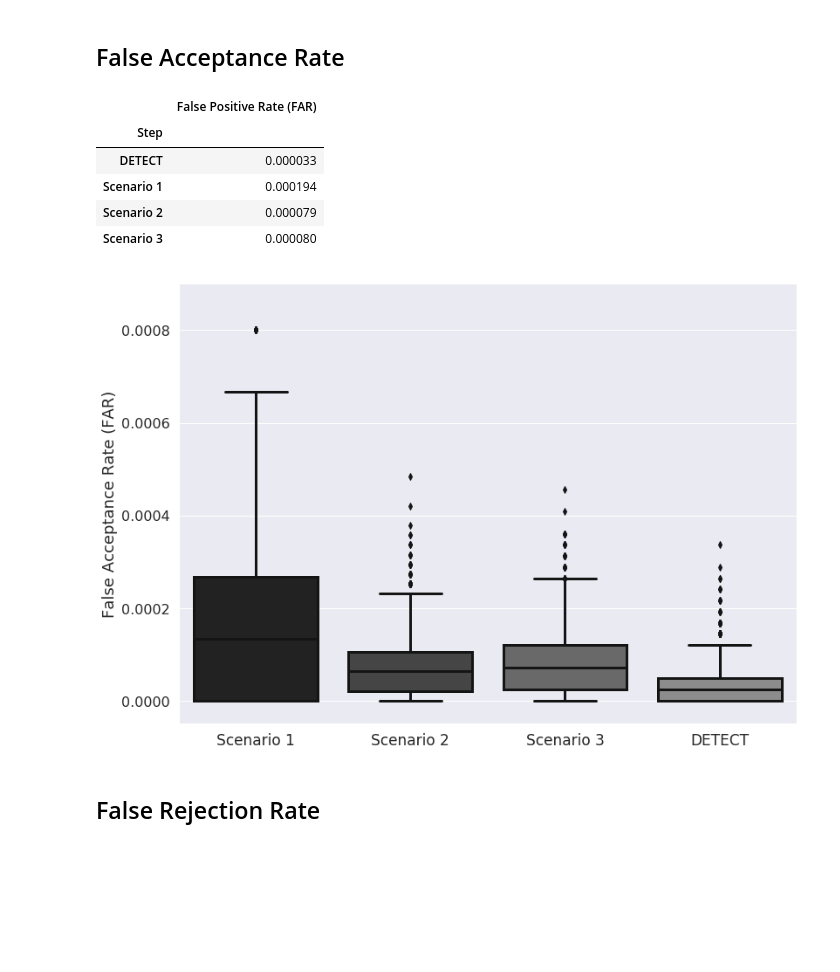
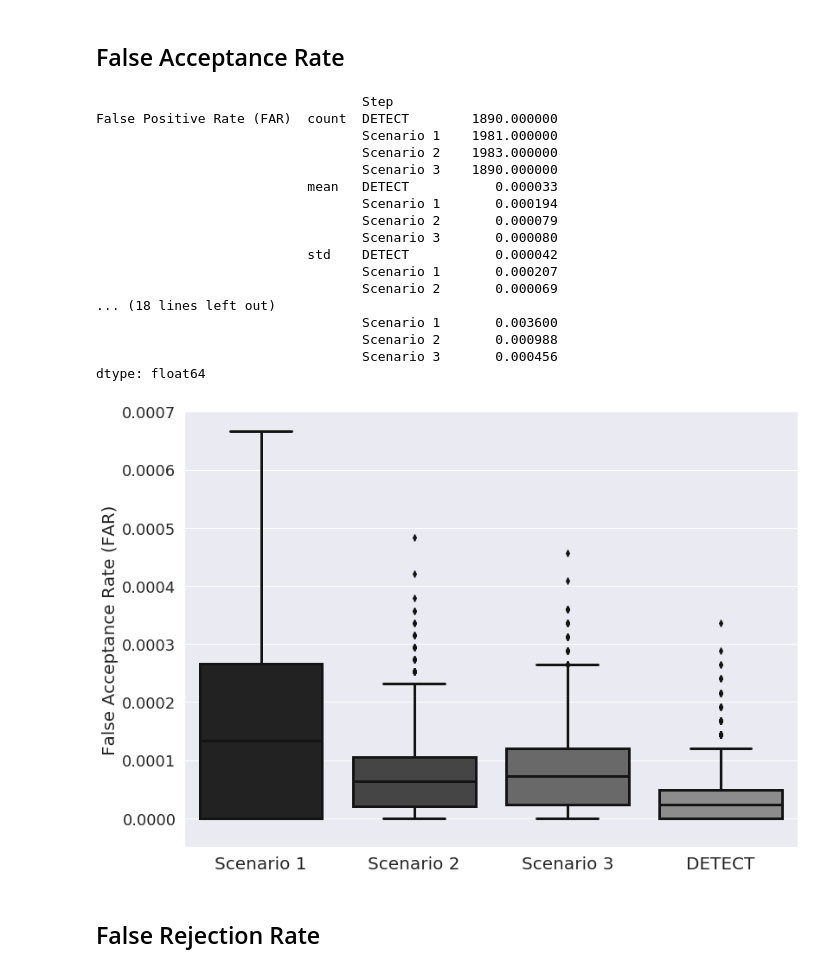
Before and after one commit to marceloFA/healthsense, a Jupyter notebook: Classification Metrics.ipynb, the cells around one changed output. Saved outputs shown, nothing was run; the diff lists cells and outputs as text; code cells hidden in the pictures; blank space fills up the shorter version.

```diff
--- a/Classification Metrics.ipynb
+++ b/Classification Metrics.ipynb
@@ -95,41 +95,51 @@ metrics_step_4 = get_metrics('confusion_matrix_4.csv')
 # %%
 metric = 'False Positive Rate (FAR)'
 far_columns = [metric,'Step']
 far_data = pd.concat([
     metrics_step_1[far_columns],
     metrics_step_2[far_columns],
     metrics_step_3[far_columns],
     metrics_step_4[far_columns]
 ])
 
 sns.set(rc={'figure.figsize':(12.7,9.27)})
 plot = sns.boxplot( x=far_data["Step"], y=far_data[metric], linewidth=3, palette=sns.dark_palette("lightgrey"))
 
 # y limit
-plot.set(ylim=(-0.00005,0.0009)) # I'm hiding one Step 1 huge outlier so it does not completly mess the figure up
+plot.set(ylim=(-0.00005,0.0007)) # I'm hiding one Step 1 huge outlier so it does not completly mess the figure up
 
 # labels
-plot.set_ylabel("False Acceptance Rate (FAR)",fontsize=18)
+plot.set_ylabel("False Acceptance Rate (FAR)",fontsize=20)
 plot.set_xlabel("")
 
 # ticks
-plot.set_yticklabels(['{:,.4f}'.format(x) for x in plot.get_yticks()], size=16)
-plot.set_xticklabels(plot.get_xticklabels(), size = 17)
+plot.set_yticklabels(['{:,.4f}'.format(x) for x in plot.get_yticks()], size=18)
+plot.set_xticklabels(plot.get_xticklabels(), size = 20)
 
 # save plot
 plt.savefig('FAR_box_plot.eps')
 
-# print mean values for each scenario
-# mean values for each step
-far_data.groupby('Step').mean()
+# interquantile values
+far_data.groupby("Step").describe().unstack()
 # %% [output]
-|  | False Positive Rate (FAR) |
-| Step |  |
-| DETECT | 0.000033 |
-| Scenario 1 | 0.000194 |
-| Scenario 2 | 0.000079 |
-| Scenario 3 | 0.000080 |
+                                  Step
+False Positive Rate (FAR)  count  DETECT        1890.000000
+                                  Scenario 1    1981.000000
+                                  Scenario 2    1983.000000
+                                  Scenario 3    1890.000000
+                           mean   DETECT           0.000033
+                                  Scenario 1       0.000194
+                                  Scenario 2       0.000079
+                                  Scenario 3       0.000080
+                           std    DETECT           0.000042
+                                  Scenario 1       0.000207
+                                  Scenario 2       0.000069
+... (18 lines left out)
+                                  Scenario 1       0.003600
+                                  Scenario 2       0.000988
+                                  Scenario 3       0.000456
+dtype: float64
-[figure, old version]
+[figure, new version]
 # %% [markdown]
 ## False Rejection Rate
 # %%
```
Also changed, not shown: parts of 10 cells of this notebook, 5 other files.
